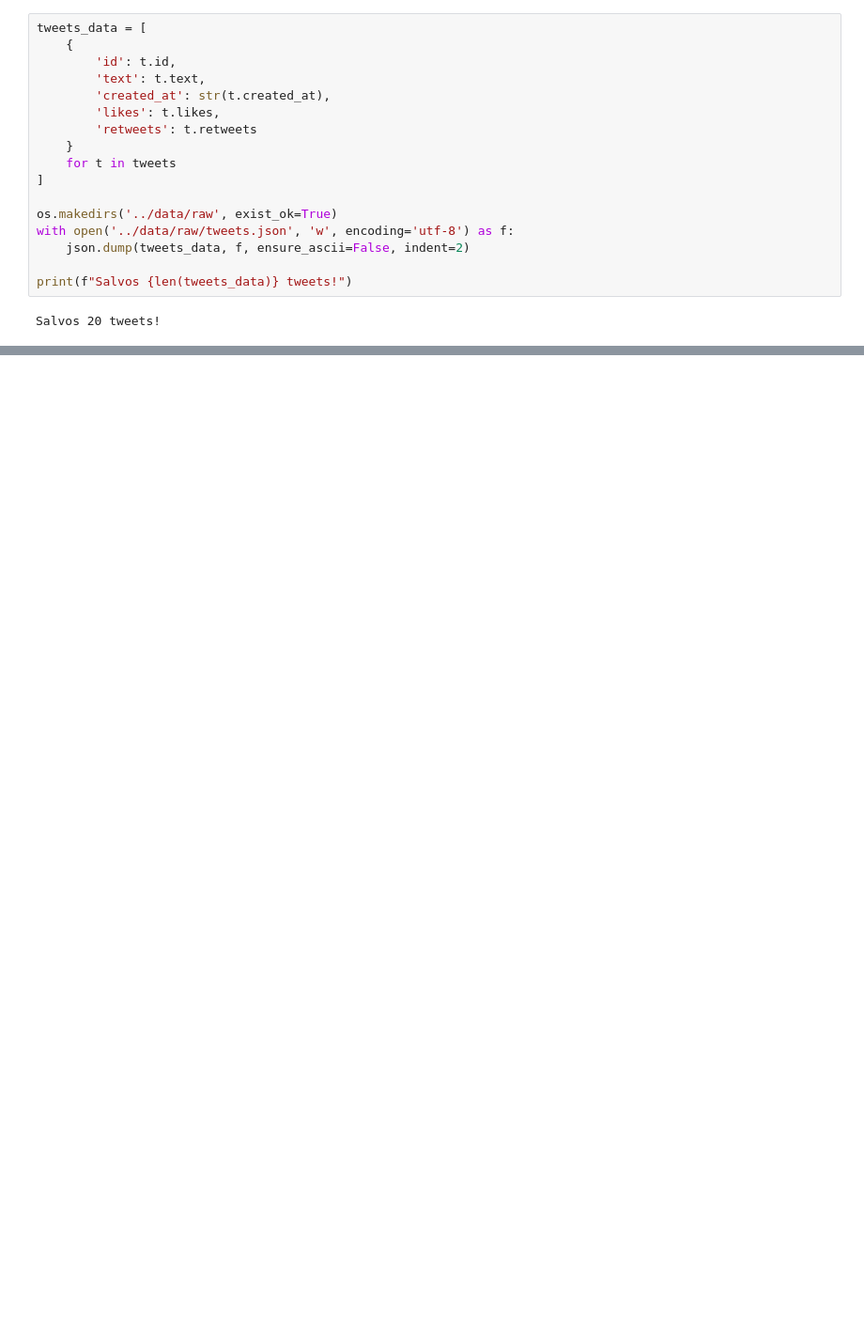
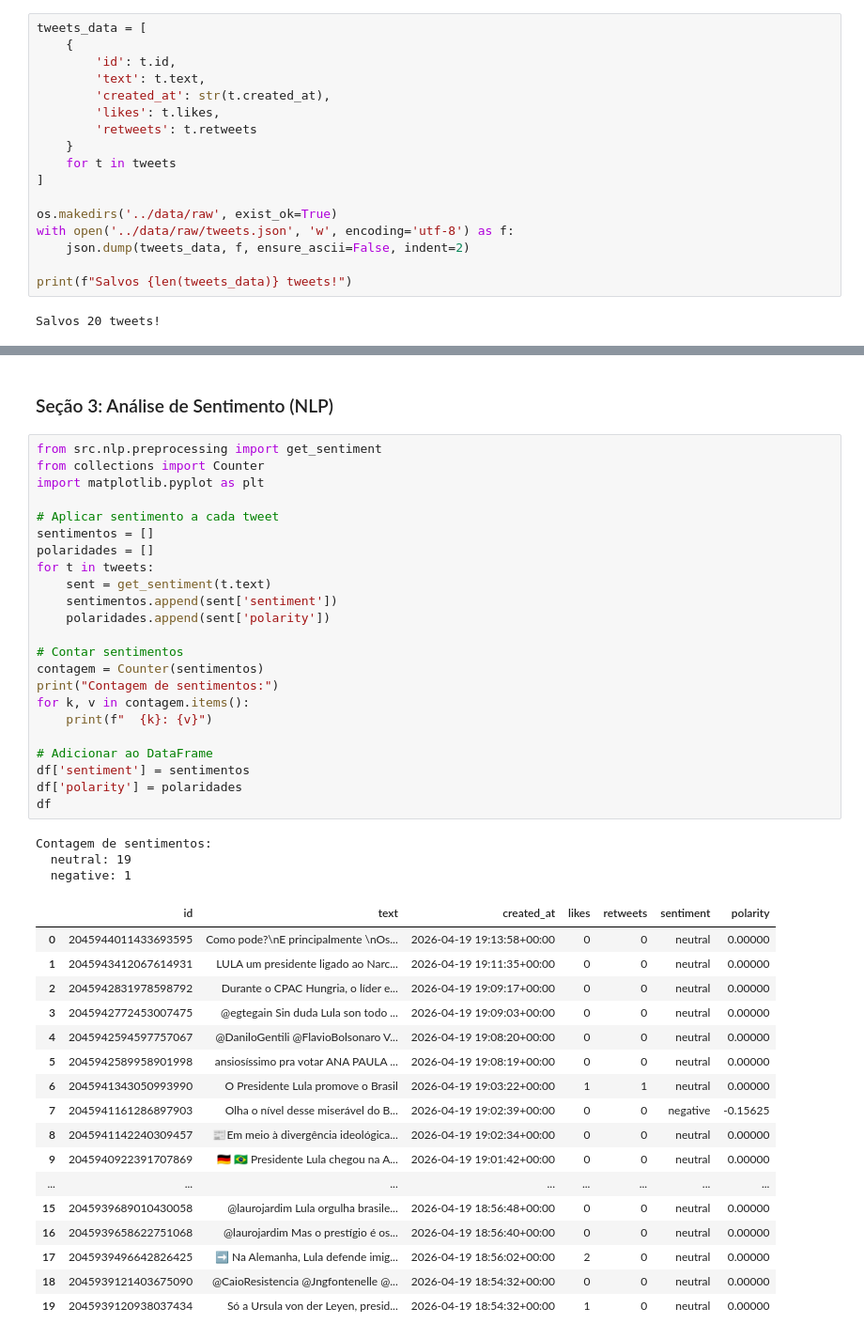
Before and after one commit to LeoReisSouza/tweet-npl, a Jupyter notebook: notebooks/analysis.ipynb, the cells around one changed output, grey strips where cells are left out. Shown at 94% size. Drawn from its saved outputs; the diff is of its cells as text; blank space fills up the shorter version.

```diff
--- a/notebooks/analysis.ipynb
+++ b/notebooks/analysis.ipynb
@@ -96,0 +110,46 @@ df
+# %% [markdown]
+### Seção 3: Análise de Sentimento (NLP)
+# %%
+from src.nlp.preprocessing import get_sentiment
+from collections import Counter
+import matplotlib.pyplot as plt
+
+# Aplicar sentimento a cada tweet
+sentimentos = []
+polaridades = []
+for t in tweets:
+    sent = get_sentiment(t.text)
+    sentimentos.append(sent['sentiment'])
+    polaridades.append(sent['polarity'])
+
+# Contar sentimentos
+contagem = Counter(sentimentos)
+print("Contagem de sentimentos:")
+for k, v in contagem.items():
+    print(f"  {k}: {v}")
+
+# Adicionar ao DataFrame
+df['sentiment'] = sentimentos
+df['polarity'] = polaridades
+df
+# %% [output]
+Contagem de sentimentos:
+  neutral: 19
+  negative: 1
+|  | id | text | created_at | likes | retweets | sentiment | polarity |
+| 0 | 2045944011433693595 | Como pode?\nE principalmente \nOs... | 2026-04-19 19:13:58+00:00 | 0 | 0 | neutral | 0.00000 |
+| 1 | 2045943412067614931 | LULA um presidente ligado ao Narc... | 2026-04-19 19:11:35+00:00 | 0 | 0 | neutral | 0.00000 |
+| 2 | 2045942831978598792 | Durante o CPAC Hungria, o líder e... | 2026-04-19 19:09:17+00:00 | 0 | 0 | neutral | 0.00000 |
+| 3 | 2045942772453007475 | @egtegain Sin duda Lula son todo ... | 2026-04-19 19:09:03+00:00 | 0 | 0 | neutral | 0.00000 |
+| 4 | 2045942594597757067 | @DaniloGentili @FlavioBolsonaro V... | 2026-04-19 19:08:20+00:00 | 0 | 0 | neutral | 0.00000 |
+| 5 | 2045942589958901998 | ansiosíssimo pra votar ANA PAULA ... | 2026-04-19 19:08:19+00:00 | 0 | 0 | neutral | 0.00000 |
+| 6 | 2045941343050993990 | O Presidente Lula promove o Brasil | 2026-04-19 19:03:22+00:00 | 1 | 1 | neutral | 0.00000 |
+| 7 | 2045941161286897903 | Olha o nível desse miserável do B... | 2026-04-19 19:02:39+00:00 | 0 | 0 | negative | -0.15625 |
+| 8 | 2045941142240309457 | 📰Em meio à divergência ideológica... | 2026-04-19 19:02:34+00:00 | 0 | 0 | neutral | 0.00000 |
+| 9 | 2045940922391707869 | 🇩🇪 🇧🇷 Presidente Lula chegou na A... | 2026-04-19 19:01:42+00:00 | 0 | 0 | neutral | 0.00000 |
+| ... | ... | ... | ... | ... | ... | ... | ... |
+| 15 | 2045939689010430058 | @laurojardim Lula orgulha brasile... | 2026-04-19 18:56:48+00:00 | 0 | 0 | neutral | 0.00000 |
+| 16 | 2045939658622751068 | @laurojardim Mas o prestígio é os... | 2026-04-19 18:56:40+00:00 | 0 | 0 | neutral | 0.00000 |
+| 17 | 2045939496642826425 | ➡️ Na Alemanha, Lula defende imig... | 2026-04-19 18:56:02+00:00 | 2 | 0 | neutral | 0.00000 |
+| 18 | 2045939121403675090 | @CaioResistencia @Jngfontenelle @... | 2026-04-19 18:54:32+00:00 | 0 | 0 | neutral | 0.00000 |
+| 19 | 2045939120938037434 | Só a Ursula von der Leyen, presid... | 2026-04-19 18:54:32+00:00 | 1 | 0 | neutral | 0.00000 |
```
Also changed, not shown: parts of 12 cells of this notebook, 3 other files.
